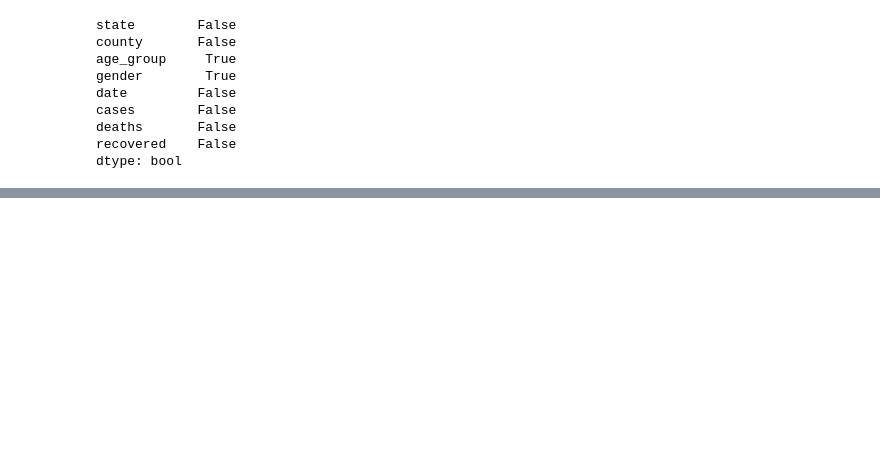
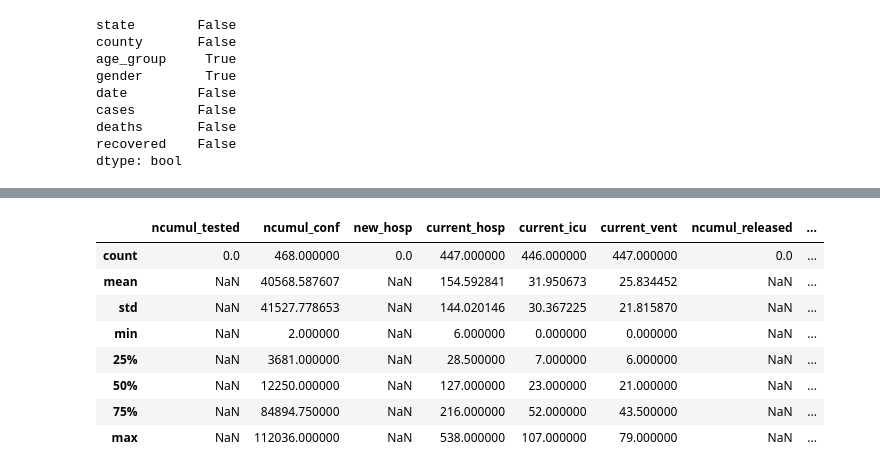
Before and after one commit to zoraaroz/covid19-cases-lockdowns, a Jupyter notebook: data_analysis.ipynb, the cells around one changed output, grey strips where cells are left out. Cells and saved outputs as stored; diff of their text form; code cells hidden in the pictures; blank space fills up the shorter version.

```diff
--- a/data_analysis.ipynb
+++ b/data_analysis.ipynb
@@ -188 +156,13 @@ Source          object
 dtype: object
+# %%
+cases_zh_raw.describe()
+# %% [output]
+|  | ncumul_tested | ncumul_conf | new_hosp | current_hosp | current_icu | current_vent | ncumul_released | ... |
+| count | 0.0 | 468.000000 | 0.0 | 447.000000 | 446.000000 | 447.000000 | 0.0 | ... |
+| mean | NaN | 40568.587607 | NaN | 154.592841 | 31.950673 | 25.834452 | NaN | ... |
+| std | NaN | 41527.778653 | NaN | 144.020146 | 30.367225 | 21.815870 | NaN | ... |
+| min | NaN | 2.000000 | NaN | 6.000000 | 0.000000 | 0.000000 | NaN | ... |
+| 25% | NaN | 3681.000000 | NaN | 28.500000 | 7.000000 | 6.000000 | NaN | ... |
+| 50% | NaN | 12250.000000 | NaN | 127.000000 | 23.000000 | 21.000000 | NaN | ... |
+| 75% | NaN | 84894.750000 | NaN | 216.000000 | 52.000000 | 43.500000 | NaN | ... |
+| max | NaN | 112036.000000 | NaN | 538.000000 | 107.000000 | 79.000000 | NaN | ... |
```
Also changed, not shown: parts of 114 cells of this notebook, 5 other files.
